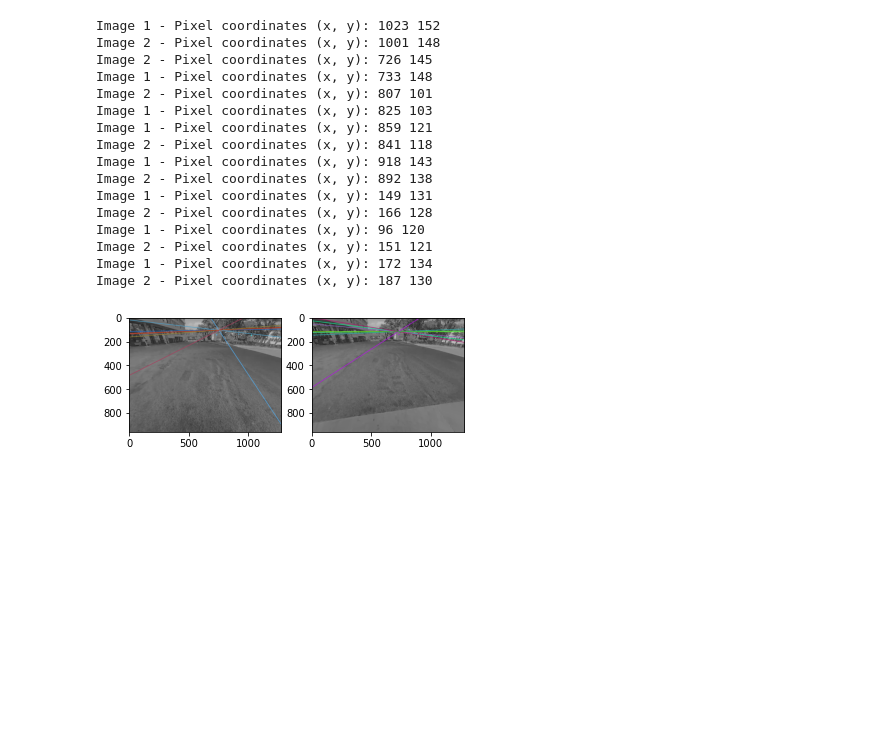
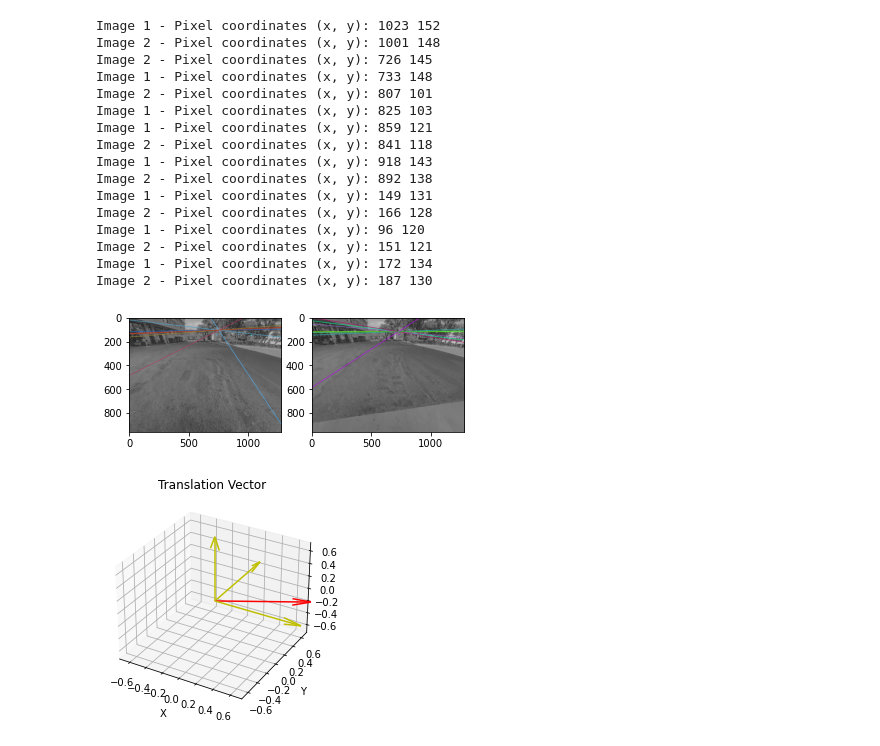
Before and after one commit to duarte3333/Image-Processing-and-Vision-Project, a Jupyter notebook: Part 2_BACK+BACK.ipynb, the cells around one changed output. Drawn from its saved outputs; the diff is of its cells as text; code cells hidden in the pictures; blank space fills up the shorter version.

```diff
--- a/Part 2_BACK+BACK.ipynb
+++ b/Part 2_BACK+BACK.ipynb
@@ -431,3 +458,41 @@ plt.subplot(122), plt.imshow(img3)
 plt.show()
 # %% [output]
 [figure]
+# %%
+#Obtain the Essential Matrix from the two Cameras
+E, mask = cv2.findEssentialMat(pts1, pts2)
+
+#Decompose the Essential Matrix to obtain the most likely Rotation and Translation
+points, R, t, _ = cv2.recoverPose(E, pts1, pts2 )
+# %%
+import matplotlib.pyplot as plt
+import numpy as np
+
+fig = plt.figure()
+ax = fig.add_subplot(111, projection='3d')
+x_axis = [1,0,0]
+y_axis = [0,1,0]
+z_axis = [0,0,1]
+x_axis=np.reshape(x_axis,(3,1))
+y_axis=np.reshape(y_axis,(3,1))
+z_axis=np.reshape(z_axis,(3,1))
+#VECTOR 1
+ax.quiver(0, 0, 0, t[0], t[1], t[2], color='r', arrow_length_ratio=0.2)
+#VECTOR 2
+ax.quiver(0, 0, 0, x_axis[0], x_axis[1], x_axis[2], color='y', arrow_length_ratio=0.2)
+ax.quiver(0, 0, 0, y_axis[0],y_axis[1], y_axis[2], color='y', arrow_length_ratio=0.2)
+ax.quiver(0, 0, 0, z_axis[0],z_axis[1], z_axis[2], color='y', arrow_length_ratio=0.2)
+#ax.quiver(0, 0, 0, v2[0], v2[1], v2[2], color='b', arrow_length_ratio=0.1)
+
+ax.set_xlim([-0.7, 0.7])
+ax.set_ylim([-0.7, 0.7])
+ax.set_zlim([-0.7, 0.7])
+
+ax.set_xlabel('X')
+ax.set_ylabel('Y')
+ax.set_zlabel('Z')
+plt.title('Translation Vector')
+
+plt.show()
+# %% [output]
+[figure, added]
```
Also changed, not shown: parts of 5 cells of this notebook.
